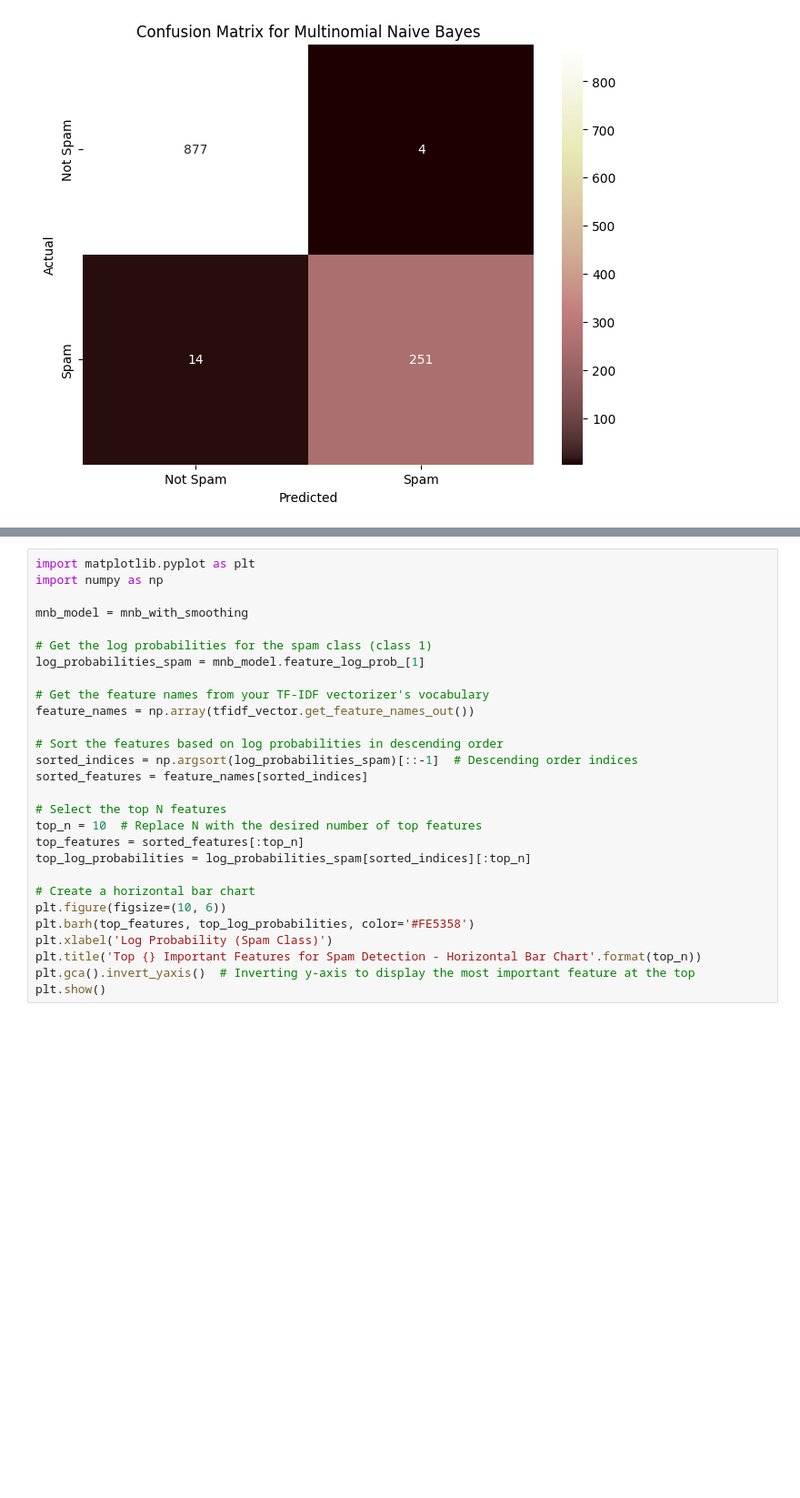
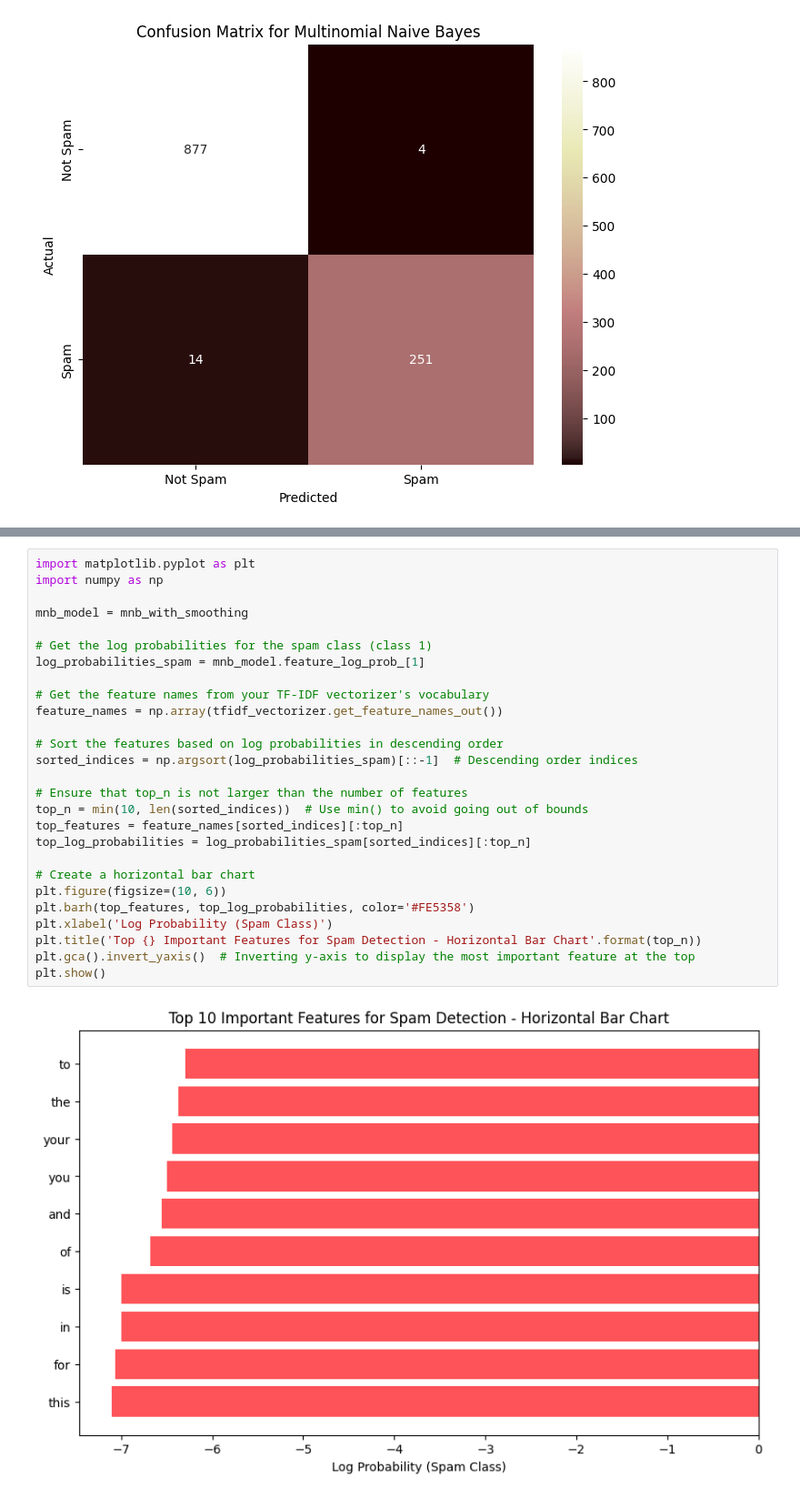
Before and after one commit to victorjoseij/1st-trimester, a Jupyter notebook: 2348570_lab8.ipynb, the cells around one changed output, grey strips where cells are left out. Shown: that part at 91% size. Drawn from its saved outputs; the diff is of its cells as text; blank space fills up the shorter version.

```diff
--- a/2348570_lab8.ipynb
+++ b/2348570_lab8.ipynb
@@ -201,31 +224,32 @@ plt.show()
 # %%
 import matplotlib.pyplot as plt
 import numpy as np
 
 mnb_model = mnb_with_smoothing
 
 # Get the log probabilities for the spam class (class 1)
 log_probabilities_spam = mnb_model.feature_log_prob_[1]
 
 # Get the feature names from your TF-IDF vectorizer's vocabulary
-feature_names = np.array(tfidf_vector.get_feature_names_out())
+feature_names = np.array(tfidf_vectorizer.get_feature_names_out())
 
 # Sort the features based on log probabilities in descending order
 sorted_indices = np.argsort(log_probabilities_spam)[::-1]  # Descending order indices
-sorted_features = feature_names[sorted_indices]
 
-# Select the top N features
-top_n = 10  # Replace N with the desired number of top features
-top_features = sorted_features[:top_n]
+# Ensure that top_n is not larger than the number of features
+top_n = min(10, len(sorted_indices))  # Use min() to avoid going out of bounds
+top_features = feature_names[sorted_indices][:top_n]
 top_log_probabilities = log_probabilities_spam[sorted_indices][:top_n]
 
 # Create a horizontal bar chart
 plt.figure(figsize=(10, 6))
 plt.barh(top_features, top_log_probabilities, color='#FE5358')
 plt.xlabel('Log Probability (Spam Class)')
 plt.title('Top {} Important Features for Spam Detection - Horizontal Bar Chart'.format(top_n))
 plt.gca().invert_yaxis()  # Inverting y-axis to display the most important feature at the top
 plt.show()
+# %% [output]
+[figure, added]
 # %%
 from sklearn.metrics import accuracy_score, precision_score, recall_score, f1_score, roc_auc_score, classification_report, confusion_matrix
 
```
Also changed, not shown: parts of 6 cells of this notebook.
